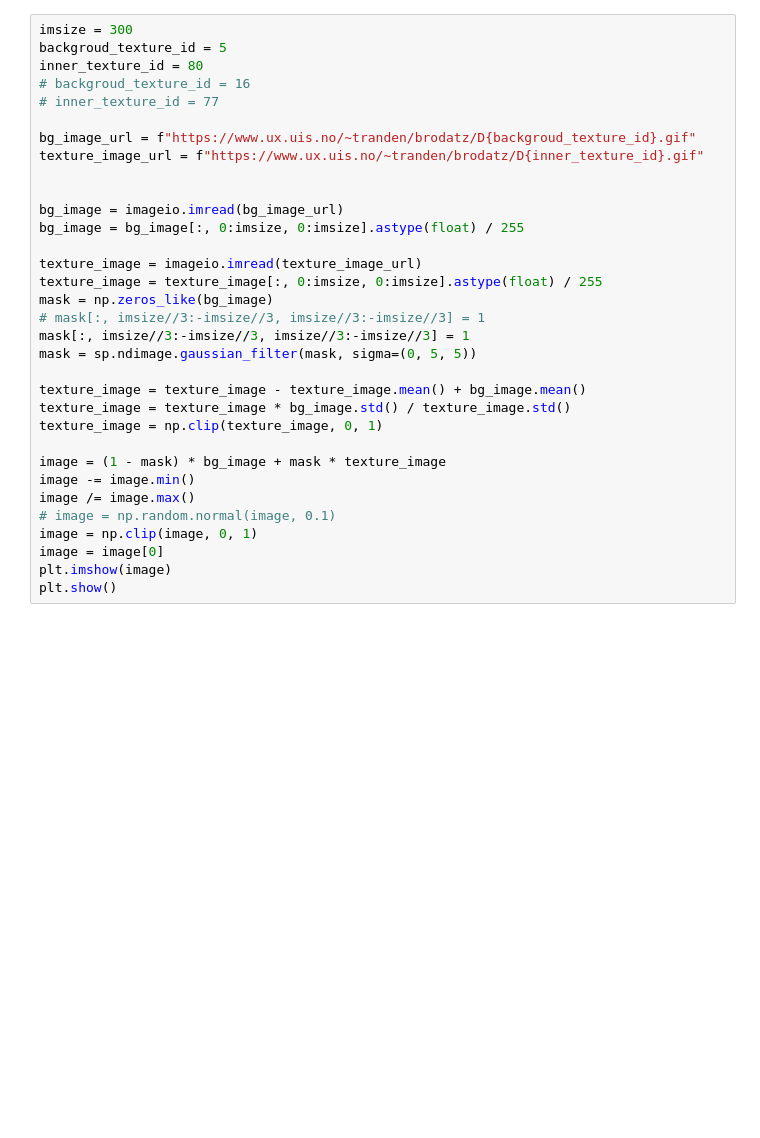
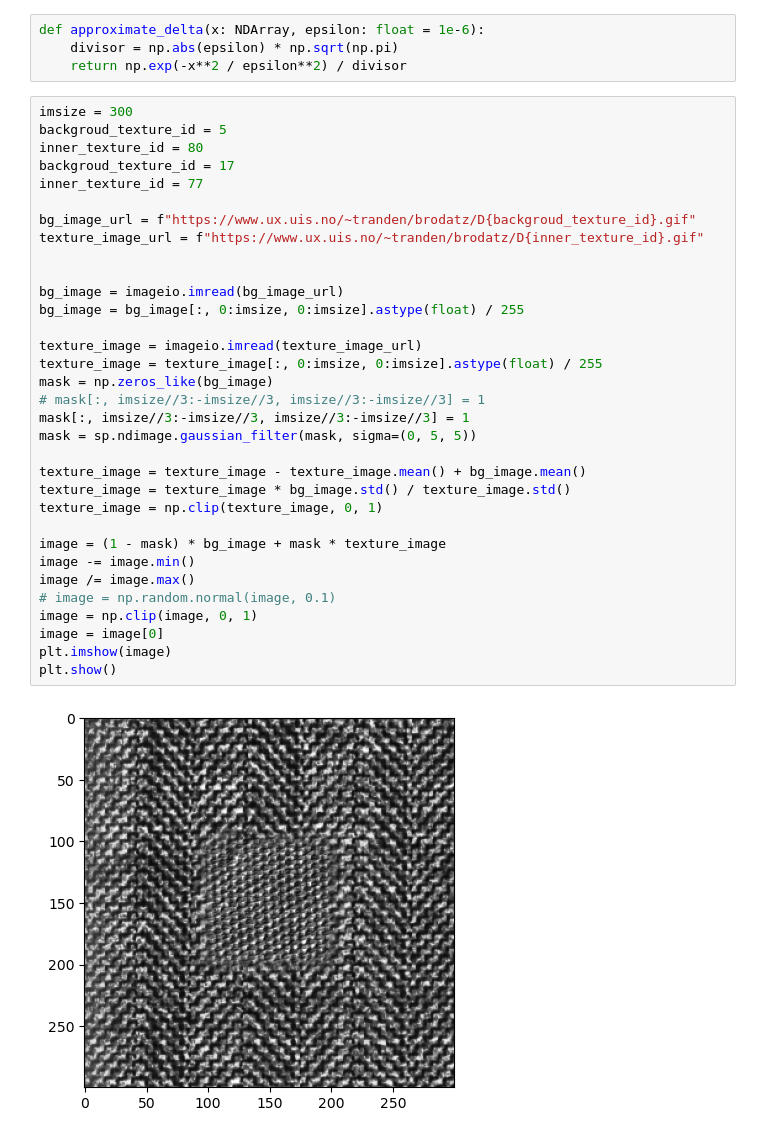
Before and after one commit to guyshapira-academic/texture-segmentation, a Jupyter notebook: notebook.ipynb, the cells around one changed output. Saved outputs shown, nothing was run; the diff lists cells and outputs as text; blank space fills up the shorter version.

```diff
--- a/notebook.ipynb
+++ b/notebook.ipynb
@@ -9,37 +12,43 @@ import texture_segmentation.diffusion as diffusion
 
 plt.rcParams['image.cmap'] = 'gray'
+# %%
+def approximate_delta(x: NDArray, epsilon: float = 1e-6):
+    divisor = np.abs(epsilon) * np.sqrt(np.pi)
+    return np.exp(-x**2 / epsilon**2) / divisor
 # %%
 imsize = 300
 backgroud_texture_id = 5
 inner_texture_id = 80
-# backgroud_texture_id = 16
-# inner_texture_id = 77
+backgroud_texture_id = 17
+inner_texture_id = 77
 
 bg_image_url = f"https://www.ux.uis.no/~tranden/brodatz/D{backgroud_texture_id}.gif"
 texture_image_url = f"https://www.ux.uis.no/~tranden/brodatz/D{inner_texture_id}.gif"
 
 
 bg_image = imageio.imread(bg_image_url)
 bg_image = bg_image[:, 0:imsize, 0:imsize].astype(float) / 255
 
 texture_image = imageio.imread(texture_image_url)
 texture_image = texture_image[:, 0:imsize, 0:imsize].astype(float) / 255
 mask = np.zeros_like(bg_image)
 # mask[:, imsize//3:-imsize//3, imsize//3:-imsize//3] = 1
 mask[:, imsize//3:-imsize//3, imsize//3:-imsize//3] = 1
 mask = sp.ndimage.gaussian_filter(mask, sigma=(0, 5, 5))
 
 texture_image = texture_image - texture_image.mean() + bg_image.mean()
 texture_image = texture_image * bg_image.std() / texture_image.std()
 texture_image = np.clip(texture_image, 0, 1)
 
 image = (1 - mask) * bg_image + mask * texture_image
 image -= image.min()
 image /= image.max()
 # image = np.random.normal(image, 0.1)
 image = np.clip(image, 0, 1)
 image = image[0]
 plt.imshow(image)
 plt.show()
+# %% [output]
+[figure, added]
 # %%
 filter_bank_params = {
```
Also changed, not shown: parts of 13 cells of this notebook, 1 other file.
